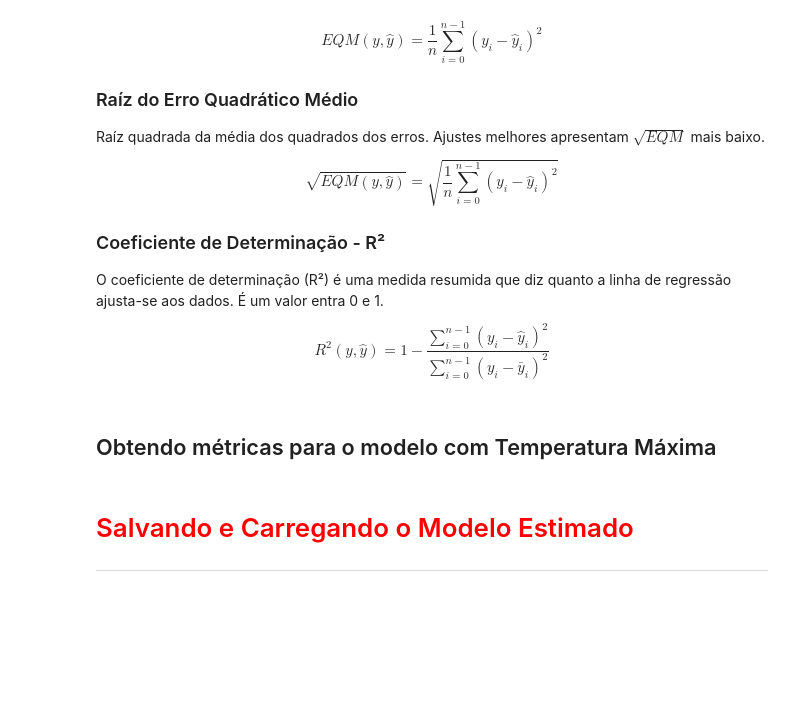
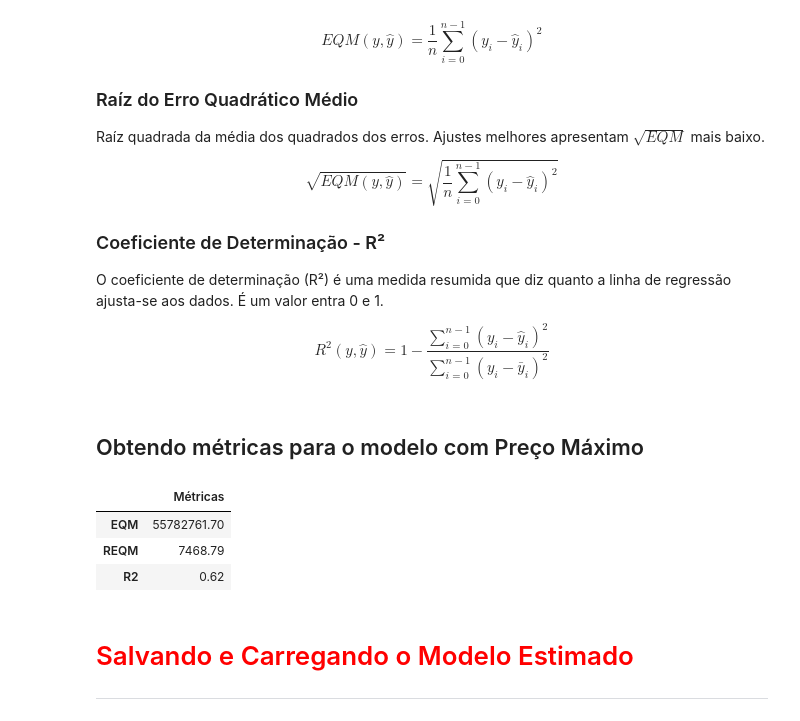
Before and after one commit to 6abi/data-science, a Jupyter notebook: Regrecao-Linear/reg-linear/Exercicio/Regressao Linear - Exercicio.ipynb, the cells around one changed output. Drawn from its saved outputs; the diff is of its cells as text; code cells hidden in the pictures; blank space fills up the shorter version.

Commit message:
modelo testado - finalizado

```diff
--- a/Regrecao-Linear/reg-linear/Exercicio/Regressao Linear - Exercicio.ipynb
+++ b/Regrecao-Linear/reg-linear/Exercicio/Regressao Linear - Exercicio.ipynb
@@ -413,7 +413,18 @@ O coeficiente de determinação (R²) é uma medida resumida que diz quanto a li
 
 $$R^2(y, \hat{y}) = 1 - \frac {\sum_{i=0}^{n-1}(y_i-\hat{y}_i)^2}{\sum_{i=0}^{n-1}(y_i-\bar{y}_i)^2}$$
 # %% [markdown]
-## Obtendo métricas para o modelo com Temperatura Máxima
+## Obtendo métricas para o modelo com Preço Máximo
+# %%
+EQM = metrics.mean_squared_error(y_test, y_previsto).round(2)
+REQM = np.sqrt(EQM).round(2)
+R2 = metrics.r2_score(y_test, y_previsto).round(2)
+metricas_preco_maximo = pd.DataFrame([EQM, REQM, R2], index=['EQM', 'REQM', 'R2'], columns=['Métricas'])
+metricas_preco_maximo
+# %% [output]
+|  | Métricas |
+| EQM | 55782761.70 |
+| REQM | 7468.79 |
+| R2 | 0.62 |
 # %% [markdown]
 # <font color='red' style='font-size: 30px;'>Salvando e Carregando o Modelo Estimado</font>
 <hr style='border: 2px solid red;'>
```
Also changed, not shown: parts of 2 cells of this notebook, 1 other file.
